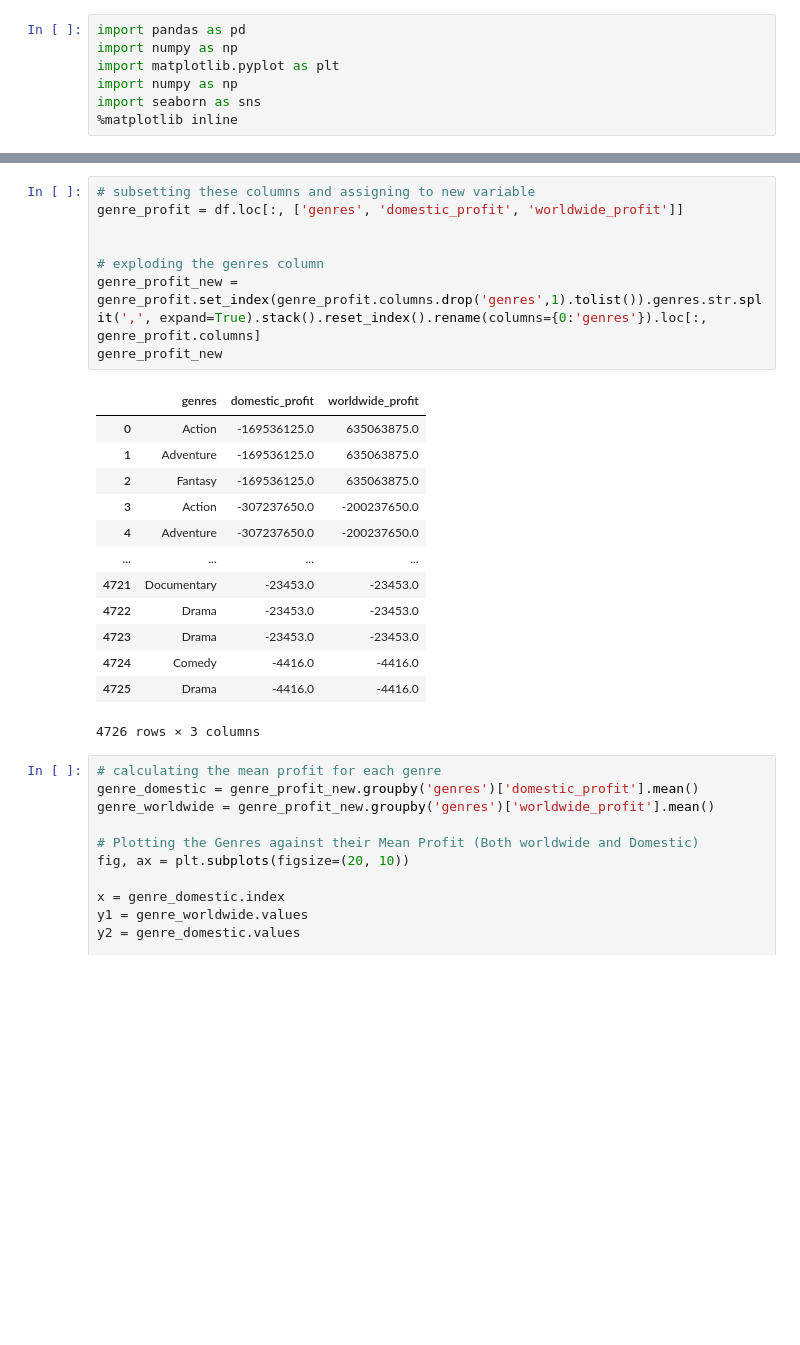
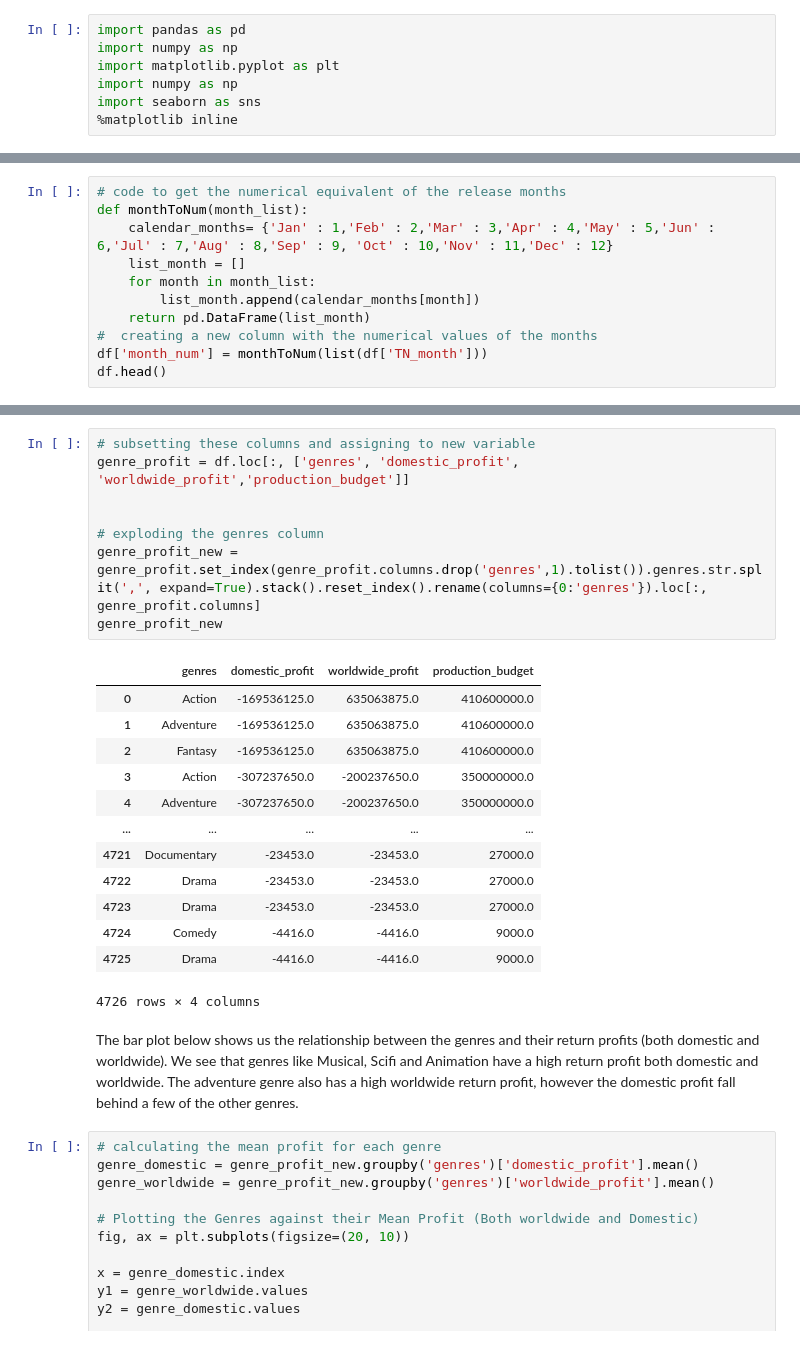
Before and after one commit to Wonuabimbola/analysis-of-the-film-industry, a Jupyter notebook: data_analysis.ipynb, the cells around one changed output, grey strips where cells are left out. Cells and saved outputs as stored; diff of their text form; blank space fills up the shorter version.

```diff
--- a/data_analysis.ipynb
+++ b/data_analysis.ipynb
@@ -31,0 +42,11 @@ df.head()
+# %%
+# code to get the numerical equivalent of the release months
+def monthToNum(month_list):
+    calendar_months= {'Jan' : 1,'Feb' : 2,'Mar' : 3,'Apr' : 4,'May' : 5,'Jun' : 6,'Jul' : 7,'Aug' : 8,'Sep' : 9, 'Oct' : 10,'Nov' : 11,'Dec' : 12}
+    list_month = []
+    for month in month_list:
+        list_month.append(calendar_months[month])
+    return pd.DataFrame(list_month)
+#  creating a new column with the numerical values of the months
+df['month_num'] = monthToNum(list(df['TN_month']))
+df.head()
@@ -55,25 +93,27 @@ ax.set_ylim(0);
 # %%
 # subsetting these columns and assigning to new variable
-genre_profit = df.loc[:, ['genres', 'domestic_profit', 'worldwide_profit']]
+genre_profit = df.loc[:, ['genres', 'domestic_profit', 'worldwide_profit','production_budget']]
 
 
 # exploding the genres column
 genre_profit_new = genre_profit.set_index(genre_profit.columns.drop('genres',1).tolist()).genres.str.split(',', expand=True).stack().reset_index().rename(columns={0:'genres'}).loc[:, genre_profit.columns]
 genre_profit_new
 # %% [output]
-|  | genres | domestic_profit | worldwide_profit |
-| 0 | Action | -169536125.0 | 635063875.0 |
-| 1 | Adventure | -169536125.0 | 635063875.0 |
-| 2 | Fantasy | -169536125.0 | 635063875.0 |
-| 3 | Action | -307237650.0 | -200237650.0 |
-| 4 | Adventure | -307237650.0 | -200237650.0 |
-| ... | ... | ... | ... |
-| 4721 | Documentary | -23453.0 | -23453.0 |
-| 4722 | Drama | -23453.0 | -23453.0 |
-| 4723 | Drama | -23453.0 | -23453.0 |
-| 4724 | Comedy | -4416.0 | -4416.0 |
-| 4725 | Drama | -4416.0 | -4416.0 |
+|  | genres | domestic_profit | worldwide_profit | production_budget |
+| 0 | Action | -169536125.0 | 635063875.0 | 410600000.0 |
+| 1 | Adventure | -169536125.0 | 635063875.0 | 410600000.0 |
+| 2 | Fantasy | -169536125.0 | 635063875.0 | 410600000.0 |
+| 3 | Action | -307237650.0 | -200237650.0 | 350000000.0 |
+| 4 | Adventure | -307237650.0 | -200237650.0 | 350000000.0 |
+| ... | ... | ... | ... | ... |
+| 4721 | Documentary | -23453.0 | -23453.0 | 27000.0 |
+| 4722 | Drama | -23453.0 | -23453.0 | 27000.0 |
+| 4723 | Drama | -23453.0 | -23453.0 | 27000.0 |
+| 4724 | Comedy | -4416.0 | -4416.0 | 9000.0 |
+| 4725 | Drama | -4416.0 | -4416.0 | 9000.0 |
-4726 rows × 3 columns
+4726 rows × 4 columns
+# %% [markdown]
+The bar plot below shows us the relationship between the genres and their return profits (both domestic and worldwide). We see that genres like Musical, Scifi and Animation have a high return profit both domestic and worldwide. The adventure genre also has a high worldwide return profit, however the domestic profit fall behind a few of the other genres.
 # %%
 # calculating the mean profit for each genre
 genre_domestic = genre_profit_new.groupby('genres')['domestic_profit'].mean()
```
Also changed, not shown: parts of 27 cells of this notebook.
